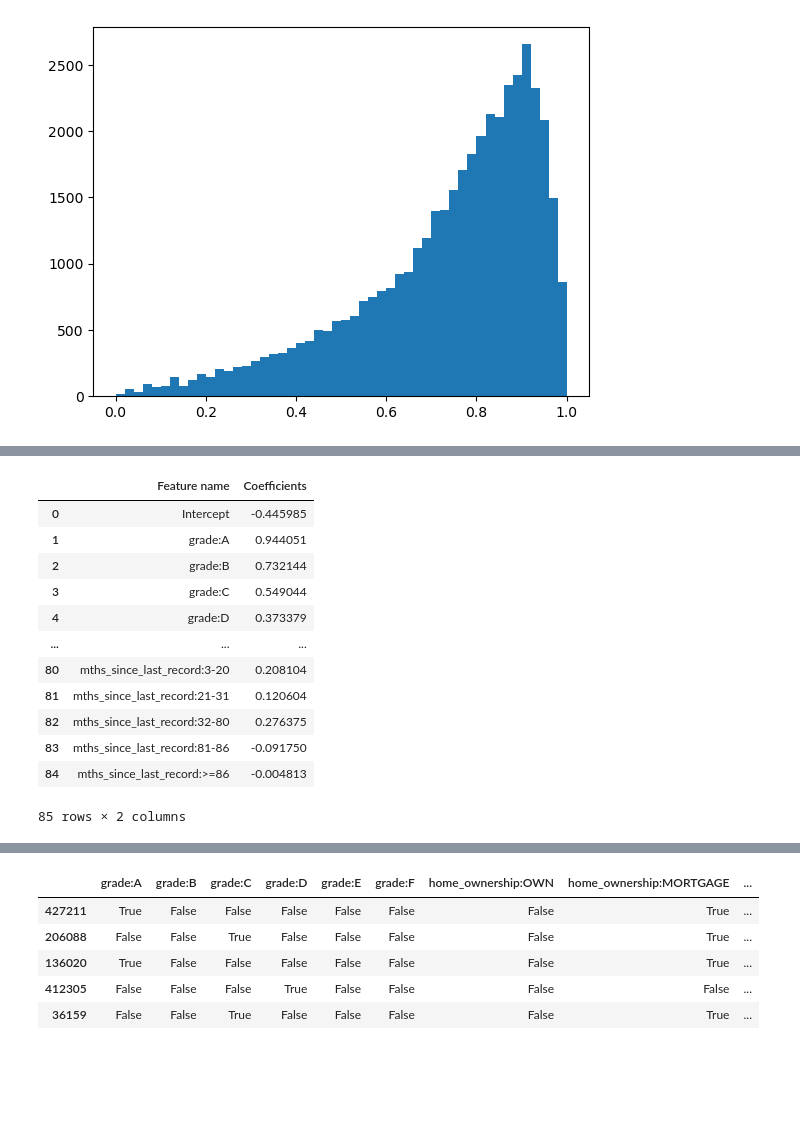
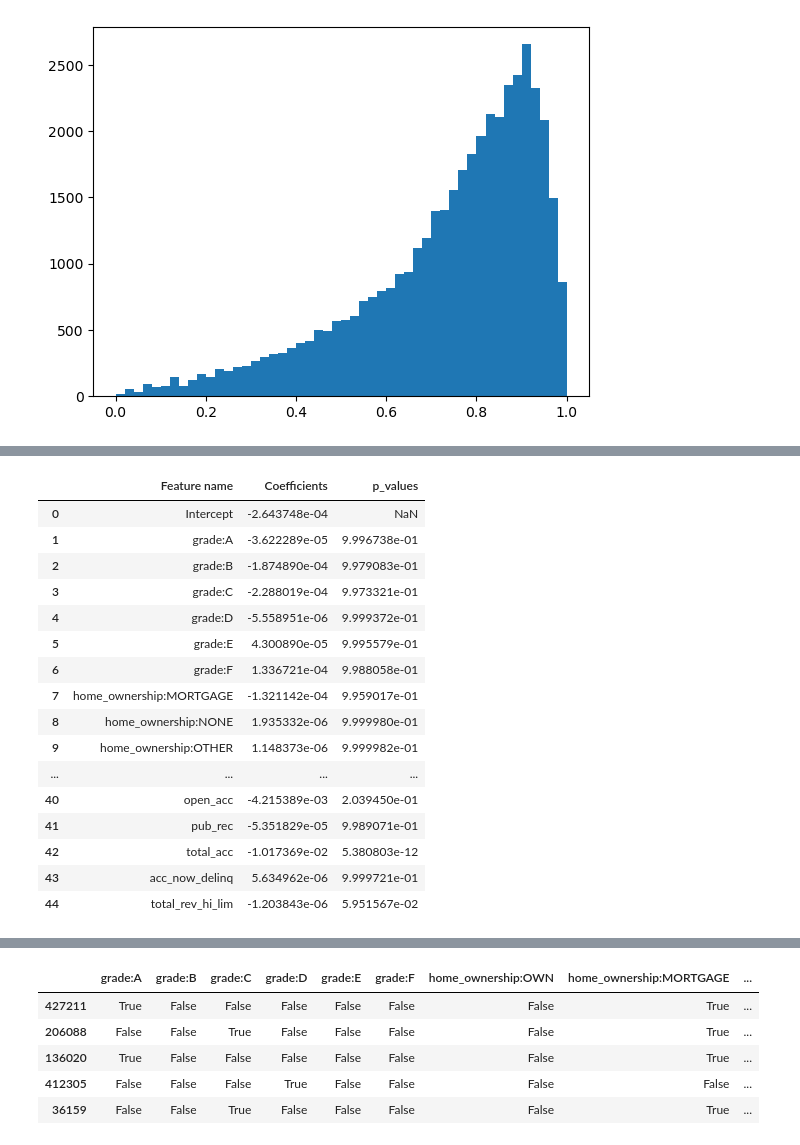
Before and after one commit to pbdanny/PythonProject, a Jupyter notebook: credit_risk_modeling/notebook/CreditRiskModeling_LGDandEADModels.ipynb, the cells around one changed output, grey strips where cells are left out. Cells and saved outputs as stored; diff of their text form; code cells hidden in the pictures; blank space fills up the shorter version.

```diff
--- a/credit_risk_modeling/notebook/CreditRiskModeling_LGDandEADModels.ipynb
+++ b/credit_risk_modeling/notebook/CreditRiskModeling_LGDandEADModels.ipynb
@@ -247,0 +252,10 @@ summary_table.head(10)
+# %%
+features_reference_cat = ['grade:G',
+'home_ownership:RENT',
+'verification_status:Verified',
+'purpose:credit_card',
+'initial_list_status:f']
+# List of the dummy variable reference categories.
+# %%
+lgd_inputs_stage_1_train = lgd_inputs_stage_1_train[features_all]
+lgd_inputs_stage_1_train = lgd_inputs_stage_1_train.drop(features_reference_cat, axis="columns")
@@ -272,0 +285,3 @@ reg.fit(inputs_train, loan_data_targets_train["good_bad"])
+# %%
+reg_lgd_st_1 = LogisticRegression_with_p_values()
+reg_lgd_st_1.fit(lgd_inputs_stage_1_train, lgd_targets_stage_1_train)
@@ -273,21 +315,31 @@ reg.fit(inputs_train, loan_data_targets_train["good_bad"])
+# %%
+feature_name = lgd_inputs_stage_1_train.columns
 # %%
 summary_table = pd.DataFrame(columns = ['Feature name'], data = feature_name)
-summary_table['Coefficients'] = reg.coef_.transpose()
+summary_table['Coefficients'] = reg_lgd_st_1.coef_.transpose()
 summary_table.index = summary_table.index + 1
-summary_table.loc[0] = ['Intercept', reg.intercept_[0]]
+summary_table.loc[0] = ['Intercept', reg_lgd_st_1.intercept_[0]]
 summary_table = summary_table.sort_index()
+
+p_values = reg_lgd_st_1.p_values
+p_values = np.append(np.nan, np.array(p_values))
+summary_table['p_values'] = p_values
 summary_table
 # %% [output]
-|  | Feature name | Coefficients |
-| 0 | Intercept | -0.445985 |
-| 1 | grade:A | 0.944051 |
-| 2 | grade:B | 0.732144 |
-| 3 | grade:C | 0.549044 |
-| 4 | grade:D | 0.373379 |
-| ... | ... | ... |
-| 80 | mths_since_last_record:3-20 | 0.208104 |
-| 81 | mths_since_last_record:21-31 | 0.120604 |
-| 82 | mths_since_last_record:32-80 | 0.276375 |
-| 83 | mths_since_last_record:81-86 | -0.091750 |
-| 84 | mths_since_last_record:>=86 | -0.004813 |
+|  | Feature name | Coefficients | p_values |
+| 0 | Intercept | -2.643748e-04 | NaN |
+| 1 | grade:A | -3.622289e-05 | 9.996738e-01 |
+| 2 | grade:B | -1.874890e-04 | 9.979083e-01 |
+| 3 | grade:C | -2.288019e-04 | 9.973321e-01 |
+| 4 | grade:D | -5.558951e-06 | 9.999372e-01 |
+| 5 | grade:E | 4.300890e-05 | 9.995579e-01 |
+| 6 | grade:F | 1.336721e-04 | 9.988058e-01 |
+| 7 | home_ownership:MORTGAGE | -1.321142e-04 | 9.959017e-01 |
+| 8 | home_ownership:NONE | 1.935332e-06 | 9.999980e-01 |
+| 9 | home_ownership:OTHER | 1.148373e-06 | 9.999982e-01 |
+| ... | ... | ... | ... |
+| 40 | open_acc | -4.215389e-03 | 2.039450e-01 |
+| 41 | pub_rec | -5.351829e-05 | 9.989071e-01 |
+| 42 | total_acc | -1.017369e-02 | 5.380803e-12 |
+| 43 | acc_now_delinq | 5.634962e-06 | 9.999721e-01 |
+| 44 | total_rev_hi_lim | -1.203843e-06 | 5.951567e-02 |
-85 rows × 2 columns
```
Also changed, not shown: parts of 36 cells of this notebook.
